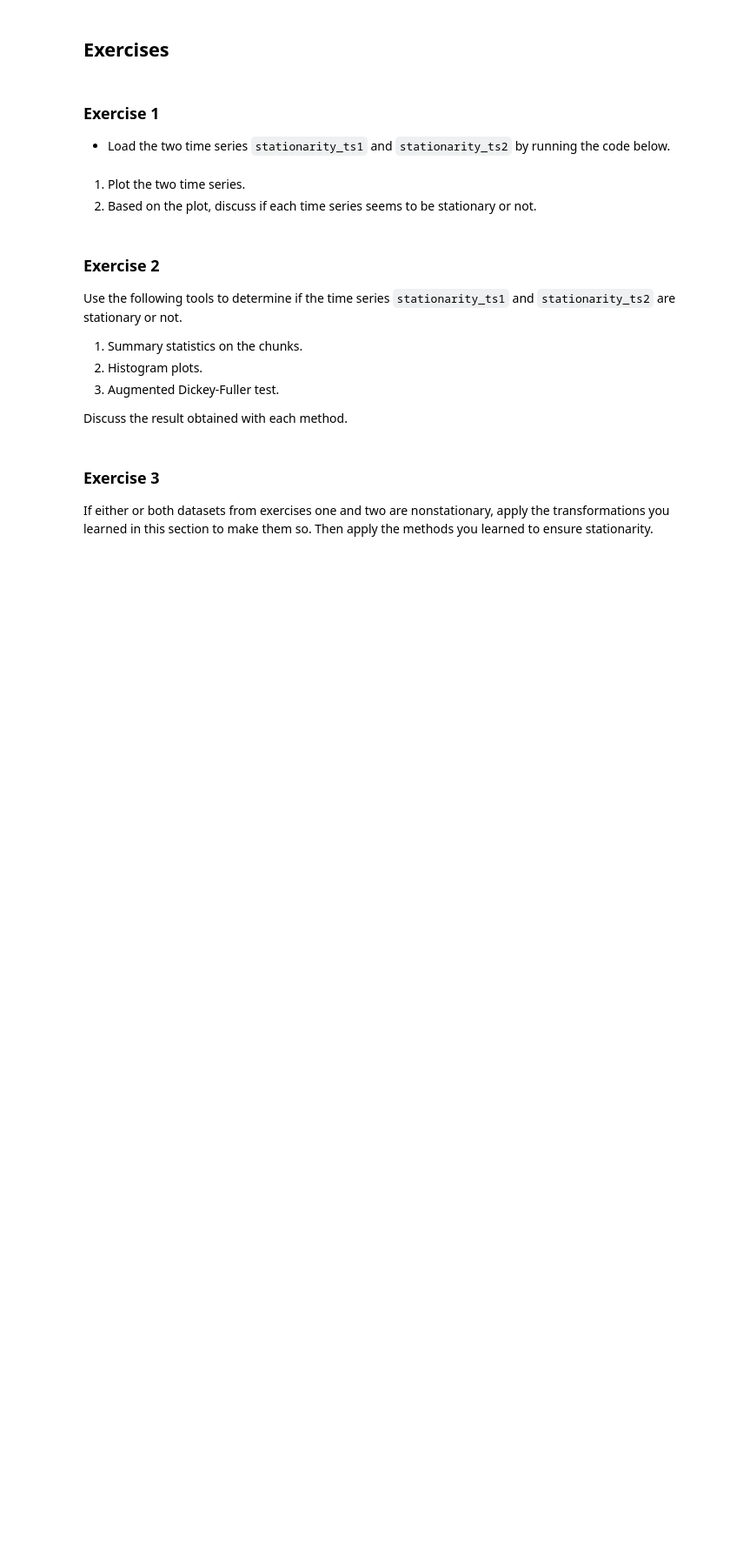
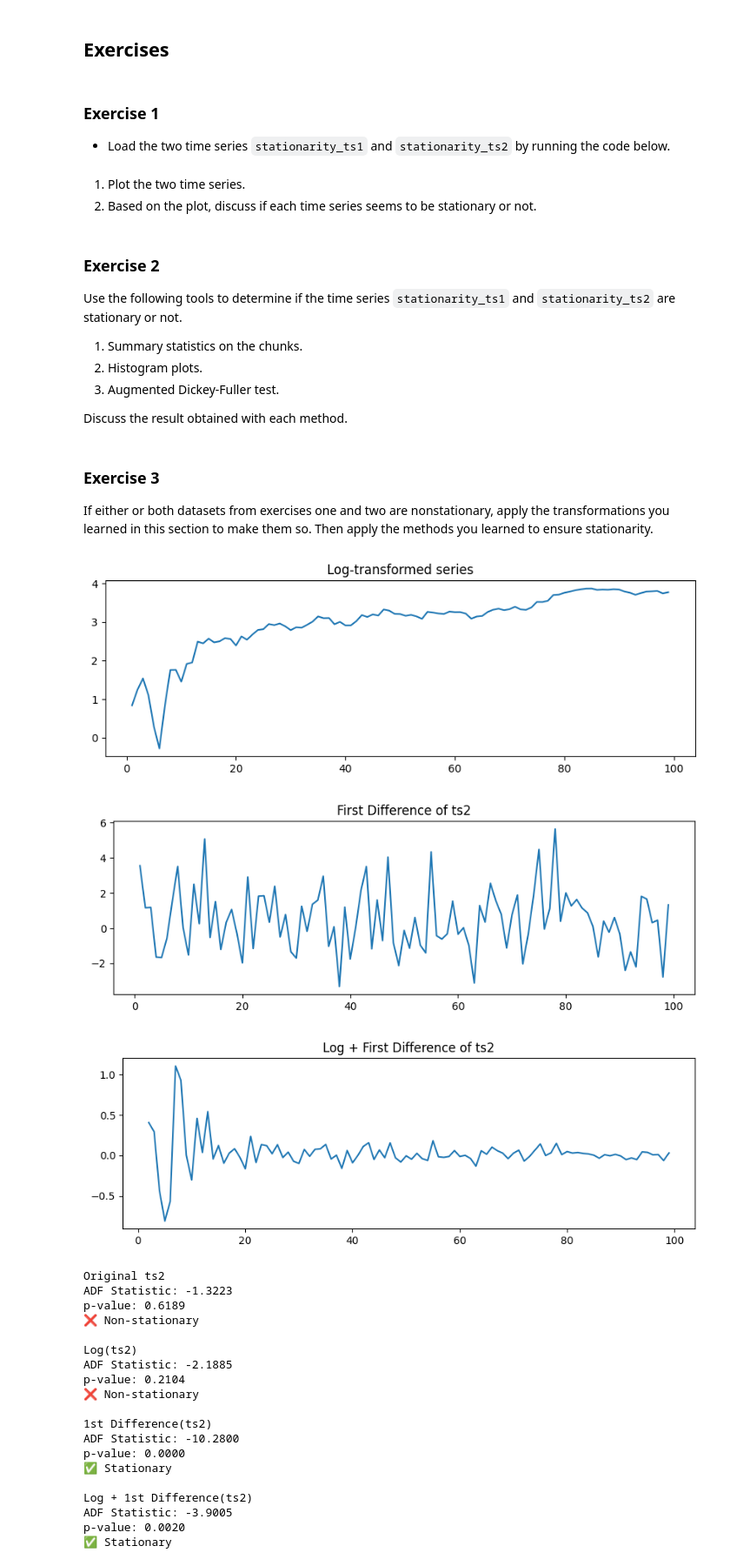
Before and after one commit to jameelahalrawi/matter-js, a Jupyter notebook: ise043_tsaf_2526f_2_stationarity.ipynb, the cells around one changed output. Shown at 87% size. Cells and saved outputs as stored; diff of their text form; code cells hidden in the pictures; blank space fills up the shorter version.

```diff
--- a/ise043_tsaf_2526f_2_stationarity.ipynb
+++ b/ise043_tsaf_2526f_2_stationarity.ipynb
@@ -670,3 +770,73 @@ Discuss the result obtained with each method.
 # %% [markdown]
 ### Exercise 3
 If either or both datasets from exercises one and two are nonstationary, apply the transformations you learned in this section to make them so. Then apply the methods you learned to ensure stationarity.
+# %%
+import numpy as np
+import pandas as pd
+import matplotlib.pyplot as plt
+from statsmodels.tsa.stattools import adfuller
+
+ts = pd.Series(stationarity_ts2.copy())
+
+log_ts = np.log(ts)
+
+plt.figure(figsize=(10,3))
+plt.plot(log_ts)
+plt.title("Log-transformed series")
+plt.show()
+
+diff_ts = ts.diff().dropna()
+
+plt.figure(figsize=(10,3))
+plt.plot(diff_ts)
+plt.title("First Difference of ts2")
+plt.show()
+
+log_diff_ts = np.log(ts).diff().dropna()
+
+plt.figure(figsize=(10,3))
+plt.plot(log_diff_ts)
+plt.title("Log + First Difference of ts2")
+plt.show()
+
+def adf_test(ts, name="Series"):
+    result = adfuller(ts)
+    print(f"\n{name}")
+    print(f"ADF Statistic: {result[0]:.4f}")
+    print(f"p-value: {result[1]:.4f}")
+    if result[1] < 0.05:
+        print("✅ Stationary")
+    else:
+        print("❌ Non-stationary")
+
+
+adf_test(ts, "Original ts2")
+
+adf_test(log_ts.dropna(), "Log(ts2)")
+
+adf_test(diff_ts, "1st Difference(ts2)")
+
+adf_test(log_diff_ts, "Log + 1st Difference(ts2)")
+# %% [output]
+[figure, added]
+[figure, added]
+[figure, added]
+Original ts2
+ADF Statistic: -1.3223
+p-value: 0.6189
+❌ Non-stationary
+
+Log(ts2)
+ADF Statistic: -2.1885
+p-value: 0.2104
+❌ Non-stationary
+
+1st Difference(ts2)
+ADF Statistic: -10.2800
+p-value: 0.0000
+✅ Stationary
+
+Log + 1st Difference(ts2)
+ADF Statistic: -3.9005
+p-value: 0.0020
+✅ Stationary
```
Also changed, not shown: parts of 1 cell of this notebook.
